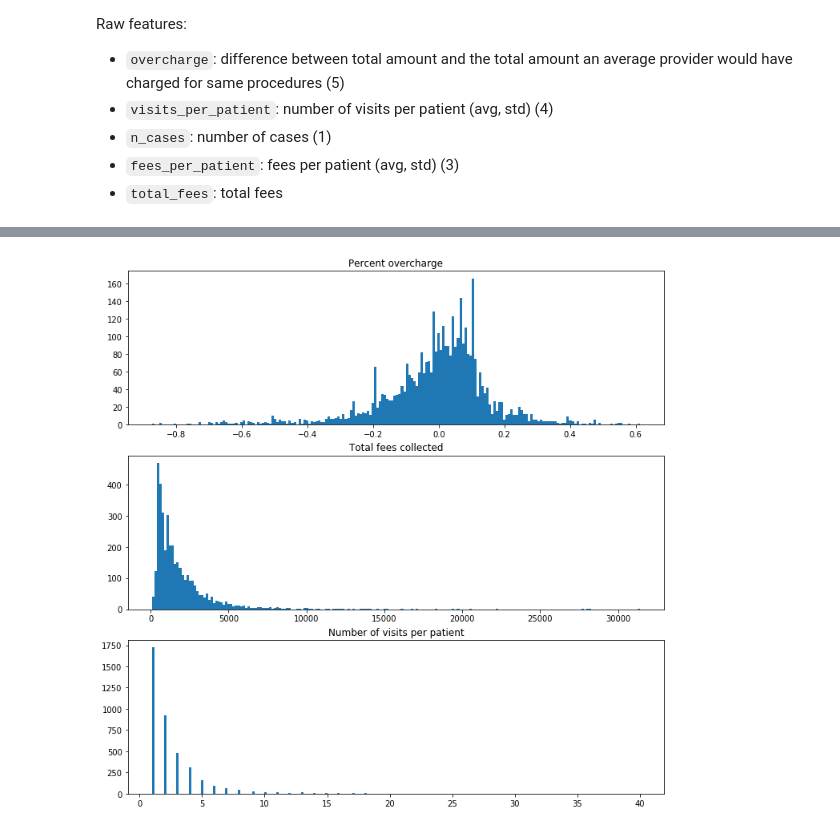
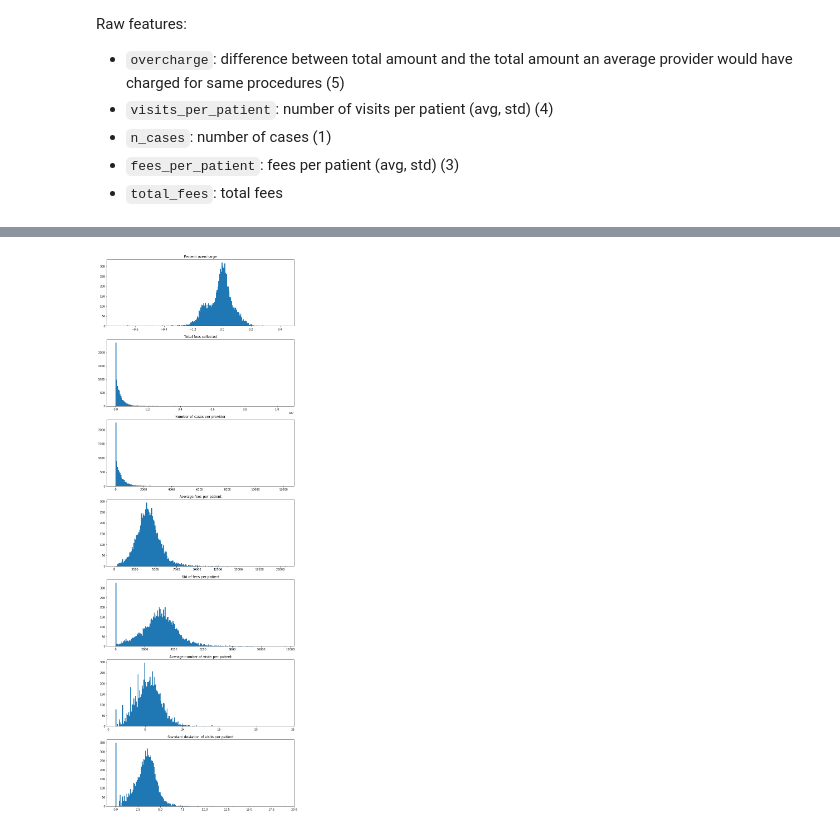
Before and after one commit to ali-haydaroglu/kimbali, a Jupyter notebook: load.ipynb, the cells around one changed output, grey strips where cells are left out. Drawn from its saved outputs; the diff is of its cells as text; code cells hidden in the pictures.

```diff
--- a/load.ipynb
+++ b/load.ipynb
@@ -36,7 +37,7 @@ import features
 # %%
 list_features = ['overcharge', 'visits_per_patient_avg', 'visits_per_patient_std', 'n_cases', 'fees_per_patient_avg','fees_per_patient_std', 'total_fees']
 # %%
-n_cases = 10000
+n_cases = len(claims_pt0)
 n_features = len(list_features)
 # %%
 subset_claims = np.random.choice(claims_pt0, size=n_cases)
@@ -45,3 +44,4 @@ X = np.empty((n_cases, n_features), dtype=np.float32)
 # %%
 oc, fees = features.compute_overcharge_and_fees(subset_claims)
 n_cases = features.compute_cases(subset_claims)
+fee_pp_mean, fee_pp_std, visit_pp_mean, visit_pp_std = features.compute_per_patient_stats(subset_claims)
@@ -48,10 +128,18 @@ n_cases = features.compute_cases(subset_claims)
 # %%
-fig, ax = plt.subplots(nrows=3, ncols=1, figsize=(12,12))
+fig, ax = plt.subplots(nrows=7, ncols=1, figsize=(12,36))
 ax[0].set_title('Percent overcharge')
 ax[0].hist(oc.values(), bins=200);
 ax[1].set_title('Total fees collected')
 ax[1].hist(fees.values(),bins=200);
-ax[2].set_title('Number of visits per patient')
+ax[2].set_title('Number of cases per provider')
 ax[2].hist(n_cases.values(),bins=200);
+ax[3].set_title('Average fees per patient')
+ax[3].hist(fee_pp_mean.values(),bins=200);
+ax[4].set_title('Std of fees per patient')
+ax[4].hist(fee_pp_std.values(),bins=200);
+ax[5].set_title('Average number of visits per patient')
+ax[5].hist(visit_pp_mean.values(),bins=200);
+ax[6].set_title('Standard deviation of visits per patient')
+ax[6].hist(visit_pp_std.values(),bins=200);
 # %% [output]
-[figure, old version]
+[figure, new version]
```
Also changed, not shown: parts of 19 cells of this notebook, 1 other file.
